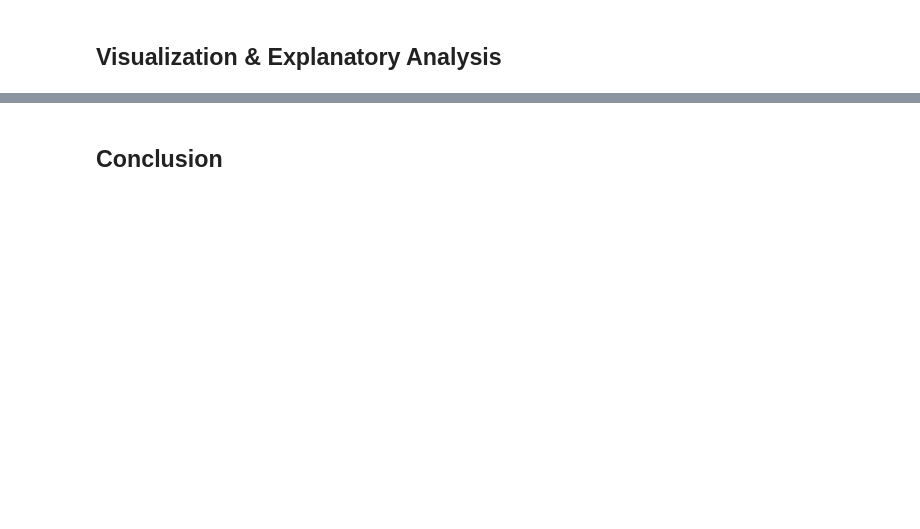
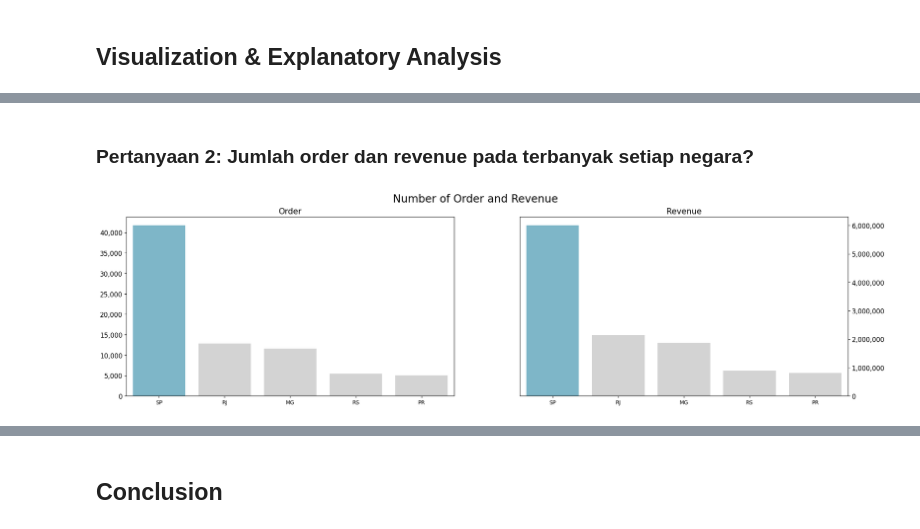
Before and after one commit to egsudotnet/submission_data_analisis, a Jupyter notebook: main.ipynb, the cells around one changed output, grey strips where cells are left out. Cells and saved outputs as stored; diff of their text form; code cells hidden in the pictures; blank space fills up the shorter version.

```diff
--- a/main.ipynb
+++ b/main.ipynb
@@ -164,0 +816,36 @@ customers_df.duplicated().sum()
+# %% [markdown]
+### Pertanyaan 2: Jumlah order dan revenue pada terbanyak setiap negara?
+# %%
+
+colors = ["#72BCD4", "#D3D3D3", "#D3D3D3", "#D3D3D3", "#D3D3D3"]
+
+fig, ax = plt.subplots(nrows=1, ncols=2, figsize=(24, 6))
+
+sns.barplot(x="customer_state", y="order_count", data=city_order_revenue_df.head(5),palette=colors,hue="customer_state", ax=ax[0])
+ax[0].set_ylabel(None)
+ax[0].set_xlabel(None)
+ax[0].set_title("Order", loc="center", fontsize=15)
+ax[0].tick_params(axis ='y', labelsize=12)
+
+# Apply the custom formatting function to the y-axis of the first subplot
+ax[0].get_yaxis().set_major_formatter(ScalarFormatter(useMathText=False))
+ax[0].yaxis.set_major_formatter(plt.FuncFormatter(format_func))
+
+sns.barplot(x="customer_state", y="revenue", data=city_order_revenue_df.head(5), palette=colors,hue="customer_state", ax=ax[1])
+ax[1].set_ylabel(None)
+ax[1].set_xlabel(None)
+# ax[1].invert_xaxis()
+ax[1].yaxis.set_label_position("right")
+ax[1].yaxis.tick_right()
+ax[1].set_title("Revenue", loc="center", fontsize=15)
+ax[1].tick_params(axis='y', labelsize=12)
+
+# Apply the custom formatting function to the y-axis of the second subplot
+ax[1].get_yaxis().set_major_formatter(ScalarFormatter(useMathText=False))
+ax[1].yaxis.set_major_formatter(plt.FuncFormatter(format_func))
+
+# plt.ylim(0, 6000000)
+plt.suptitle("Number of Order and Revenue", fontsize=20)
+plt.show()
+# %% [output]
+[figure, added]
```
Also changed, not shown: parts of 87 cells of this notebook, 6 other files.
